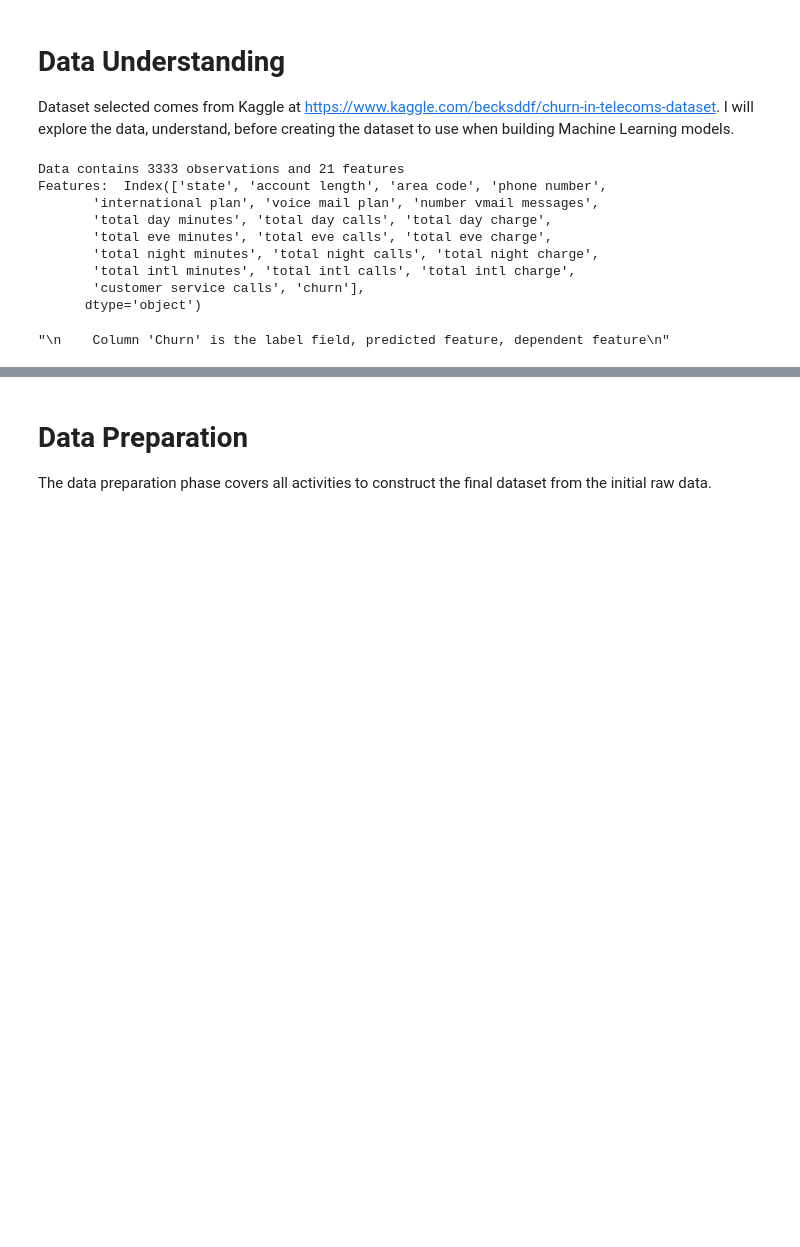
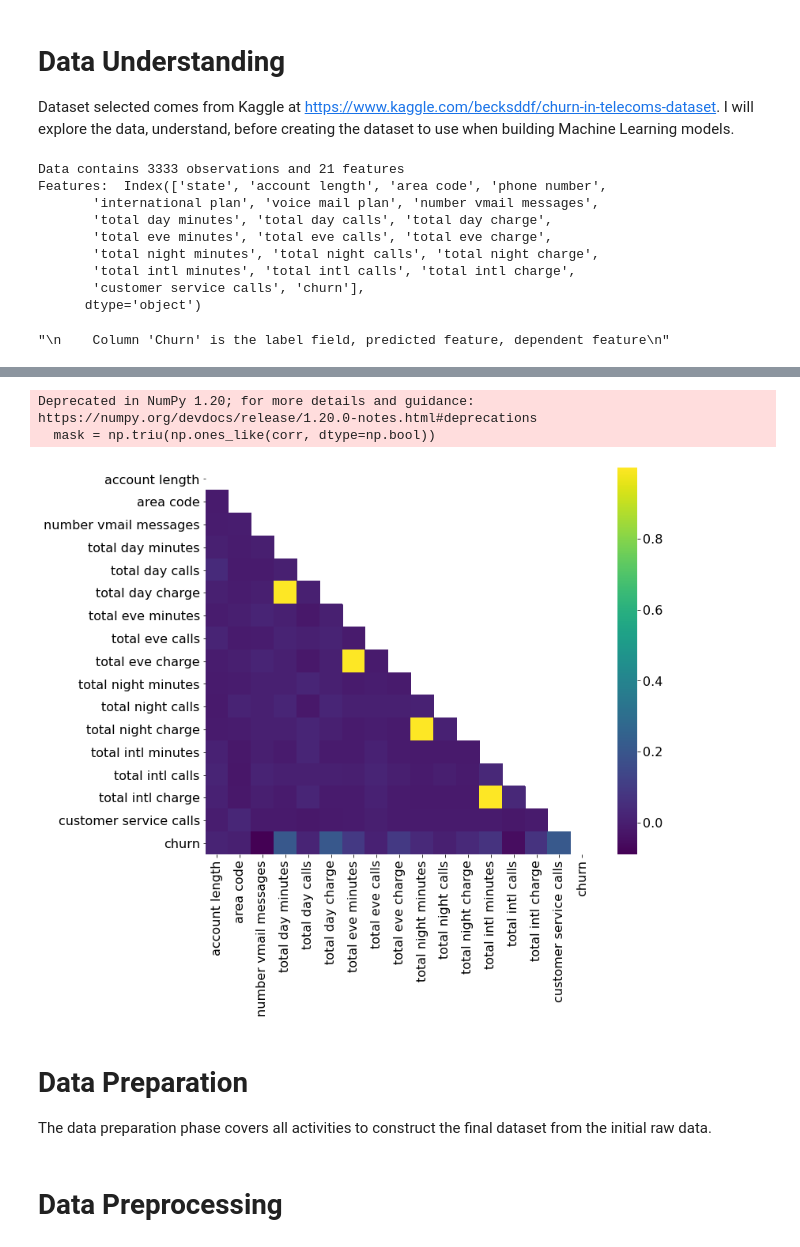
Before and after one commit to ghPRao/customer_churn, a Jupyter notebook: exploratory/data_exploration.ipynb, the cells around one changed output, grey strips where cells are left out. Saved outputs shown, nothing was run; the diff lists cells and outputs as text; code cells hidden in the pictures; blank space fills up the shorter version.

```diff
--- a/exploratory/data_exploration.ipynb
+++ b/exploratory/data_exploration.ipynb
@@ -85,3 +76,15 @@ df['churn'].value_counts()[1]
+# %%
+# using heat map to show the correlation between columns and churn
+corr = df.corr()
+# The mask is not necessary, but corr() has duplicate values on either side of the diagonal
+mask = np.triu(np.ones_like(corr, dtype=np.bool))
+
+fig1, ax1 = plt.subplots(figsize=(11, 9))
+sns.heatmap(corr, mask=mask, ax=ax1, cmap="viridis");
+# %% [output]
+Deprecated in NumPy 1.20; for more details and guidance: https://numpy.org/devdocs/release/1.20.0-notes.html#deprecations
+  mask = np.triu(np.ones_like(corr, dtype=np.bool))
+[figure, added]
 # %% [markdown]
 # Data Preparation
 
@@ -88,0 +102,2 @@ The data preparation phase covers all activities to construct the final dataset
+# %% [markdown]
+# Data Preprocessing
```
Also changed, not shown: parts of 15 cells of this notebook.
